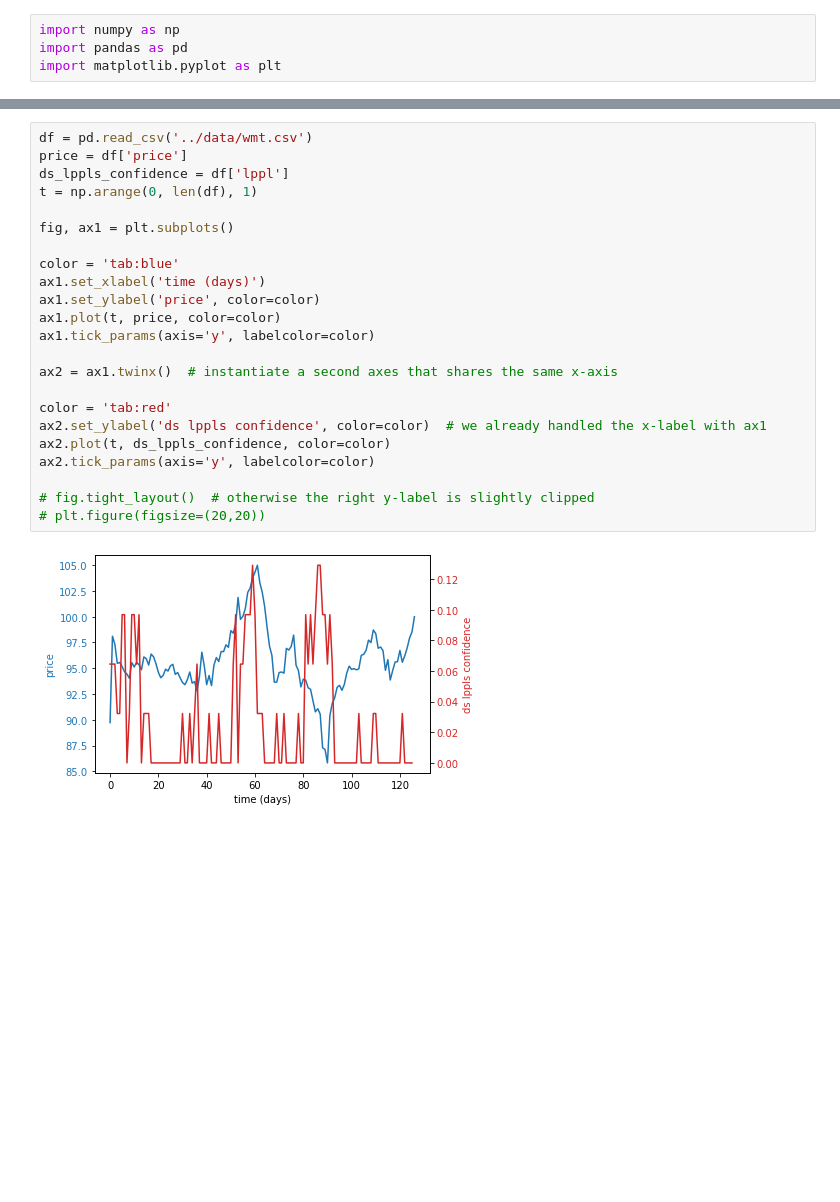
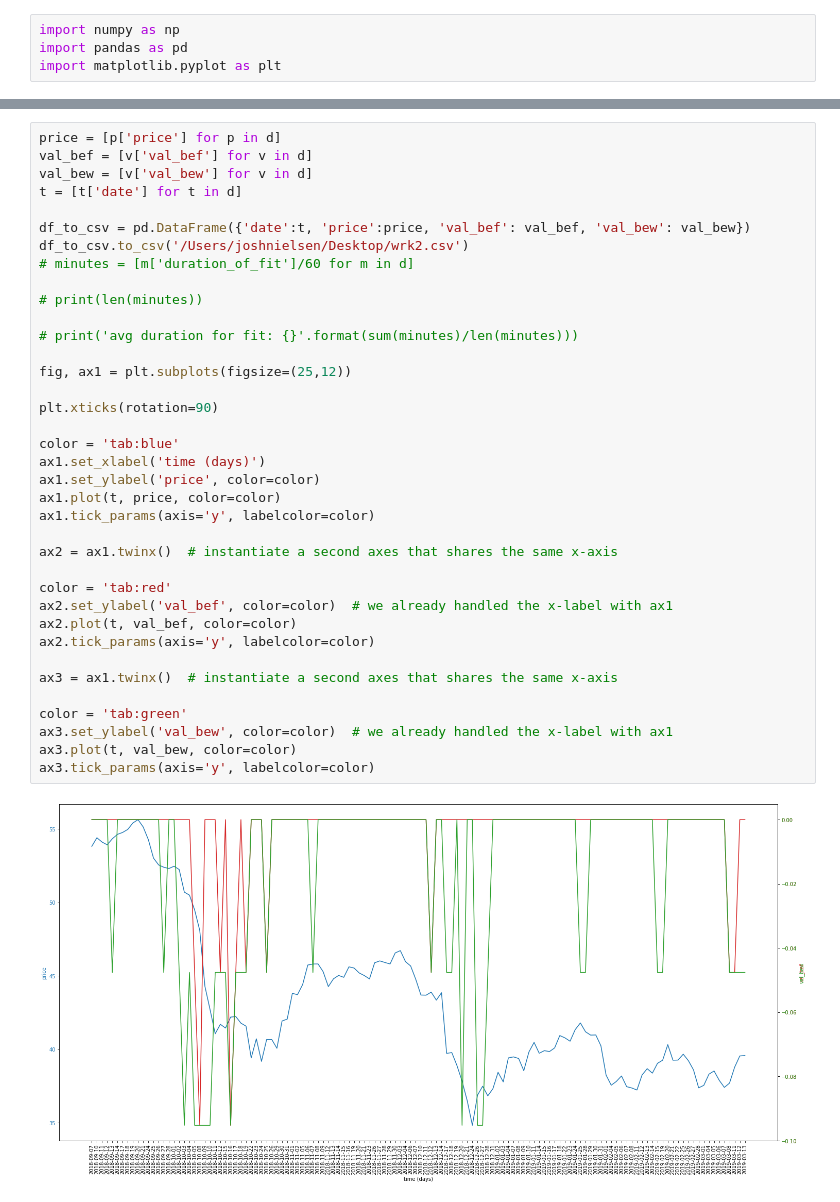
Before and after one commit to Joshwani/learning-lppl, a Jupyter notebook: backtest/plot.ipynb, the cells around one changed output, grey strips where cells are left out. Saved outputs shown, nothing was run; the diff lists cells and outputs as text; blank space fills up the shorter version.

```diff
--- a/backtest/plot.ipynb
+++ b/backtest/plot.ipynb
@@ -5,25 +34,39 @@ import matplotlib.pyplot as plt
 # %%
-df = pd.read_csv('../data/wmt.csv')
-price = df['price']
-ds_lppls_confidence = df['lppl']
-t = np.arange(0, len(df), 1)
+price = [p['price'] for p in d]
+val_bef = [v['val_bef'] for v in d]
+val_bew = [v['val_bew'] for v in d]
+t = [t['date'] for t in d]
 
-fig, ax1 = plt.subplots()
+df_to_csv = pd.DataFrame({'date':t, 'price':price, 'val_bef': val_bef, 'val_bew': val_bew})
+df_to_csv.to_csv('/Users/joshnielsen/Desktop/wrk2.csv')
+# minutes = [m['duration_of_fit']/60 for m in d]
+
+# print(len(minutes))
+
+# print('avg duration for fit: {}'.format(sum(minutes)/len(minutes)))
+
+fig, ax1 = plt.subplots(figsize=(25,12))
+
+plt.xticks(rotation=90)
 
 color = 'tab:blue'
 ax1.set_xlabel('time (days)')
 ax1.set_ylabel('price', color=color)
 ax1.plot(t, price, color=color)
 ax1.tick_params(axis='y', labelcolor=color)
 
 ax2 = ax1.twinx()  # instantiate a second axes that shares the same x-axis
 
 color = 'tab:red'
-ax2.set_ylabel('ds lppls confidence', color=color)  # we already handled the x-label with ax1
-ax2.plot(t, ds_lppls_confidence, color=color)
+ax2.set_ylabel('val_bef', color=color)  # we already handled the x-label with ax1
+ax2.plot(t, val_bef, color=color)
 ax2.tick_params(axis='y', labelcolor=color)
 
-# fig.tight_layout()  # otherwise the right y-label is slightly clipped
-# plt.figure(figsize=(20,20))
+ax3 = ax1.twinx()  # instantiate a second axes that shares the same x-axis
+
+color = 'tab:green'
+ax3.set_ylabel('val_bew', color=color)  # we already handled the x-label with ax1
+ax3.plot(t, val_bew, color=color)
+ax3.tick_params(axis='y', labelcolor=color)
 # %% [output]
-[figure, old version]
+[figure, new version]
```
Also changed, not shown: parts of 5 cells of this notebook, 2 other files.
